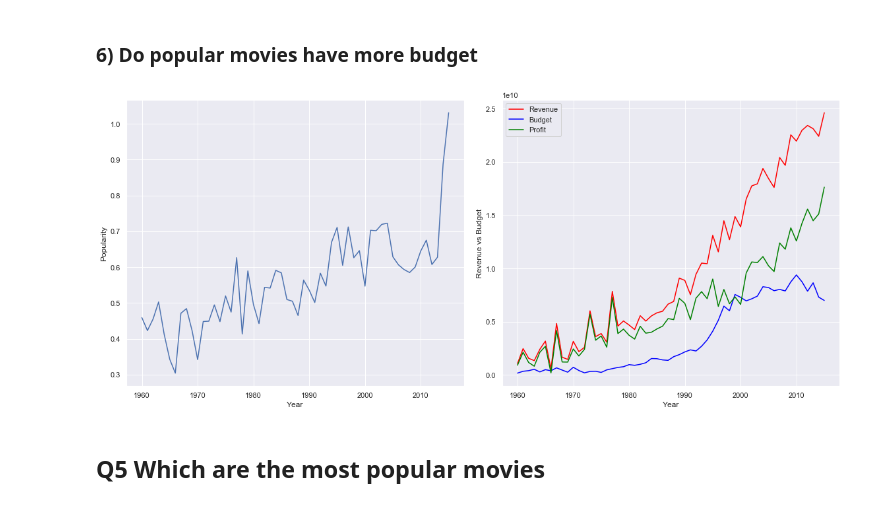
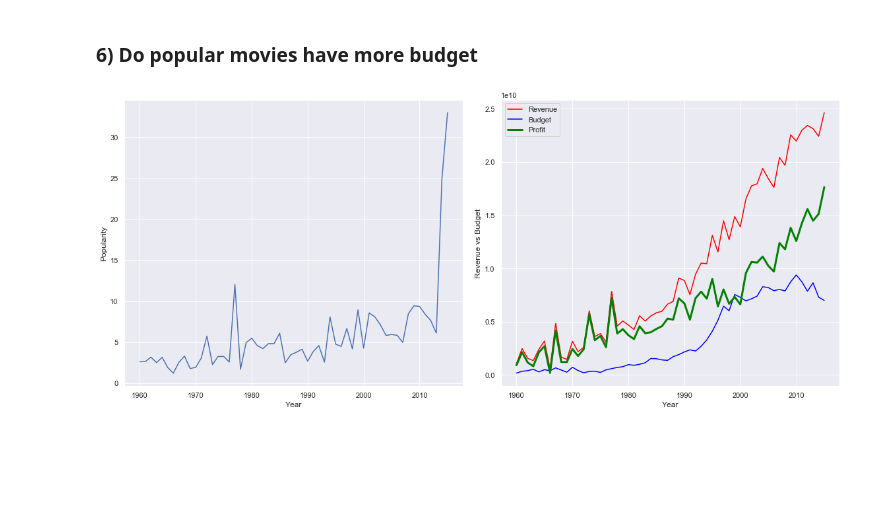
Before and after one commit to shreh2/IMDB_Movies, a Jupyter notebook: UProject - Investigate Dataset - TMDB.ipynb, the cells around one changed output. Drawn from its saved outputs; the diff is of its cells as text; code cells hidden in the pictures; blank space fills up the shorter version.

```diff
--- a/UProject - Investigate Dataset - TMDB.ipynb
+++ b/UProject - Investigate Dataset - TMDB.ipynb
@@ -211,24 +230,21 @@ top_movie_vote
 # %% [markdown]
 ### 6) Do popular movies have more budget
 # %%
-year_movies = mdf.groupby('release_year',as_index=False).agg({'budget_adj':'sum','revenue_adj':'sum','popularity':'mean'})
+year_movies = mdf.groupby('release_year',as_index=False).agg({'budget_adj':'sum','revenue_adj':'sum','popularity':'max'})
 year_movies['profit']= year_movies['revenue_adj']-year_movies['budget_adj']
 # %%
 dims=(16,7)
 fig, axes = plt.subplots(nrows=1,ncols=2,figsize=dims)
 axes[0].plot(year_movies['release_year'],year_movies['popularity'])
 axes[0].set_xlabel("Year")
 axes[0].set_ylabel("Popularity")
-
 axes[1].plot(year_movies['release_year'],year_movies['revenue_adj'],label='Revenue',color='red',)
 axes[1].plot(year_movies['release_year'],year_movies['budget_adj'],label='Budget',color='blue')
-axes[1].plot(year_movies['release_year'],year_movies['profit'],label='Profit',color='green')
+axes[1].plot(year_movies['release_year'],year_movies['profit'],label='Profit',color='green',linewidth=3)
 axes[1].legend(loc=0)
 axes[1].set_xlabel("Year")
 axes[1].set_ylabel("Revenue vs Budget")
 
 plt.tight_layout()
 # %% [output]
-[figure, old version]
+[figure, new version]
-# %% [markdown]
-## Q5 Which are the most popular movies
```
Also changed, not shown: parts of 33 cells of this notebook.
